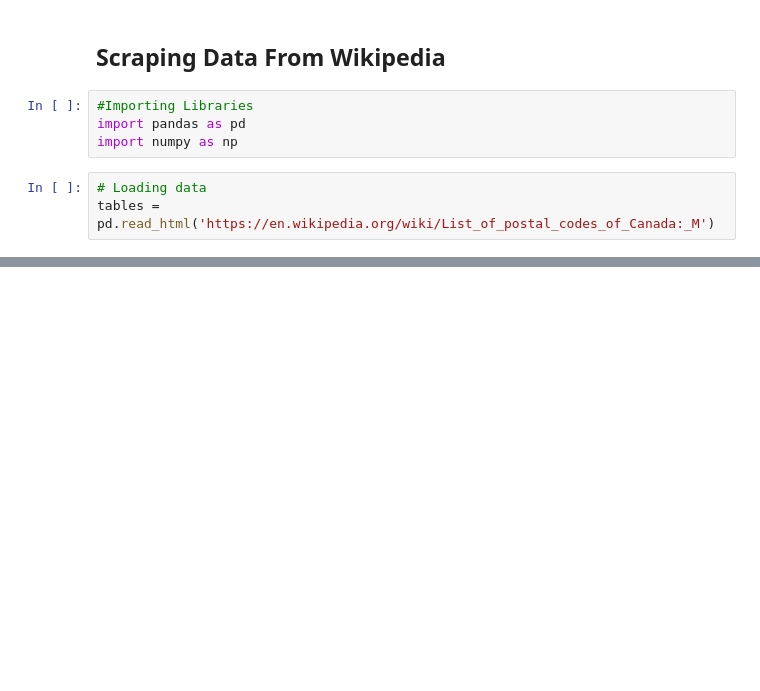
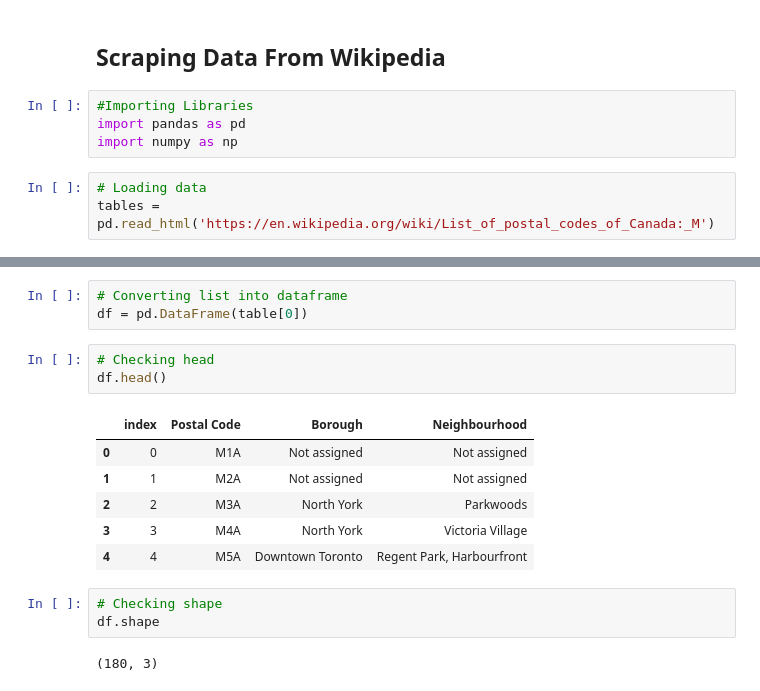
Before and after one commit to smeteo/IBM_Capstone, a Jupyter notebook: Clustering_Neighborhoods_Toronto.ipynb, the cells around one changed output, grey strips where cells are left out. Cells and saved outputs as stored; diff of their text form; blank space fills up the shorter version.

```diff
--- a/Clustering_Neighborhoods_Toronto.ipynb
+++ b/Clustering_Neighborhoods_Toronto.ipynb
@@ -37,0 +41,18 @@ df = pd.DataFrame(df)
+# %%
+# Converting list into dataframe
+df = pd.DataFrame(table[0])
+# %%
+# Checking head
+df.head()
+# %% [output]
+|  | index | Postal Code | Borough | Neighbourhood |
+| 0 | 0 | M1A | Not assigned | Not assigned |
+| 1 | 1 | M2A | Not assigned | Not assigned |
+| 2 | 2 | M3A | North York | Parkwoods |
+| 3 | 3 | M4A | North York | Victoria Village |
+| 4 | 4 | M5A | Downtown Toronto | Regent Park, Harbourfront |
+# %%
+# Checking shape
+df.shape
+# %% [output]
+(180, 3)
```
Also changed, not shown: parts of 53 cells of this notebook.
